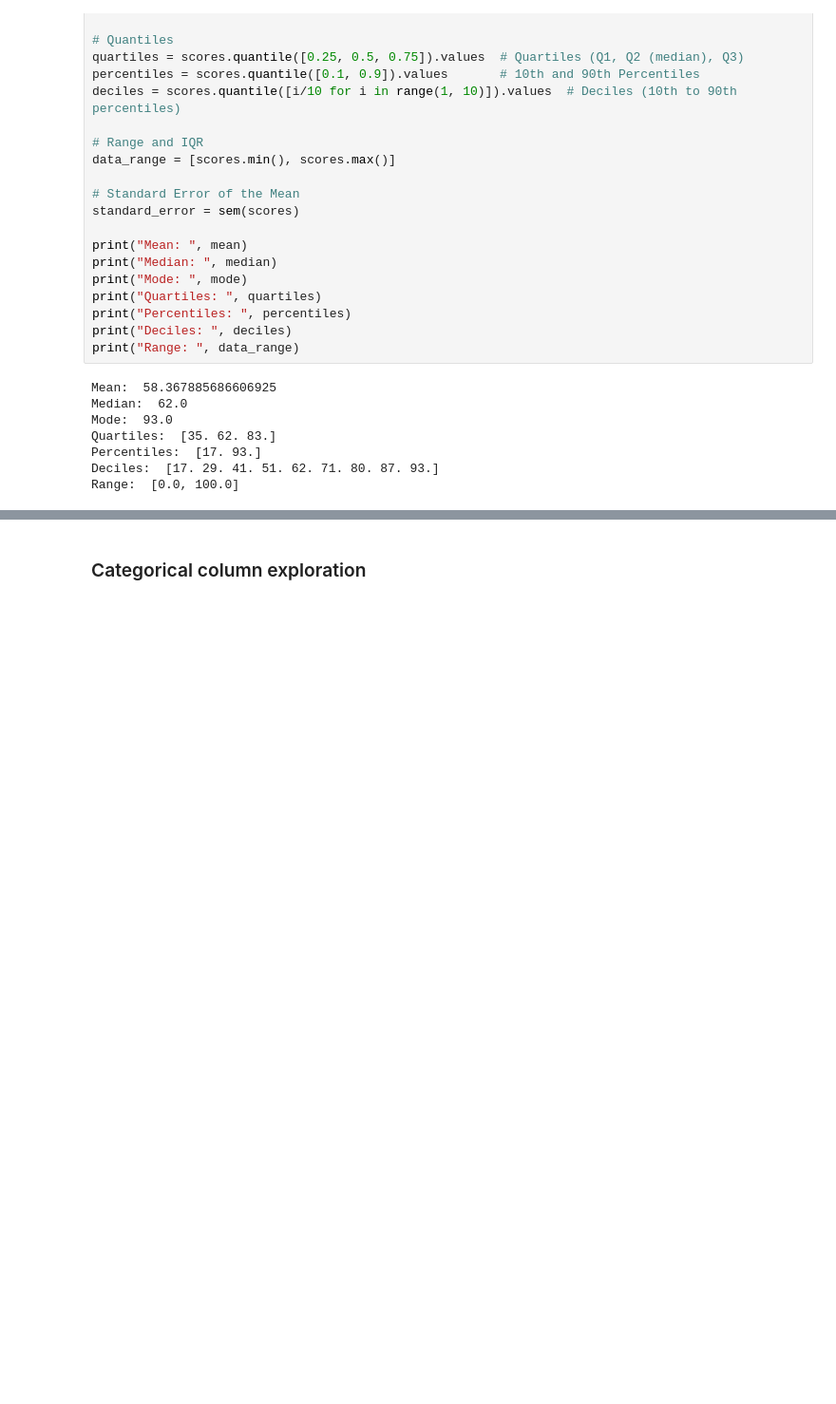
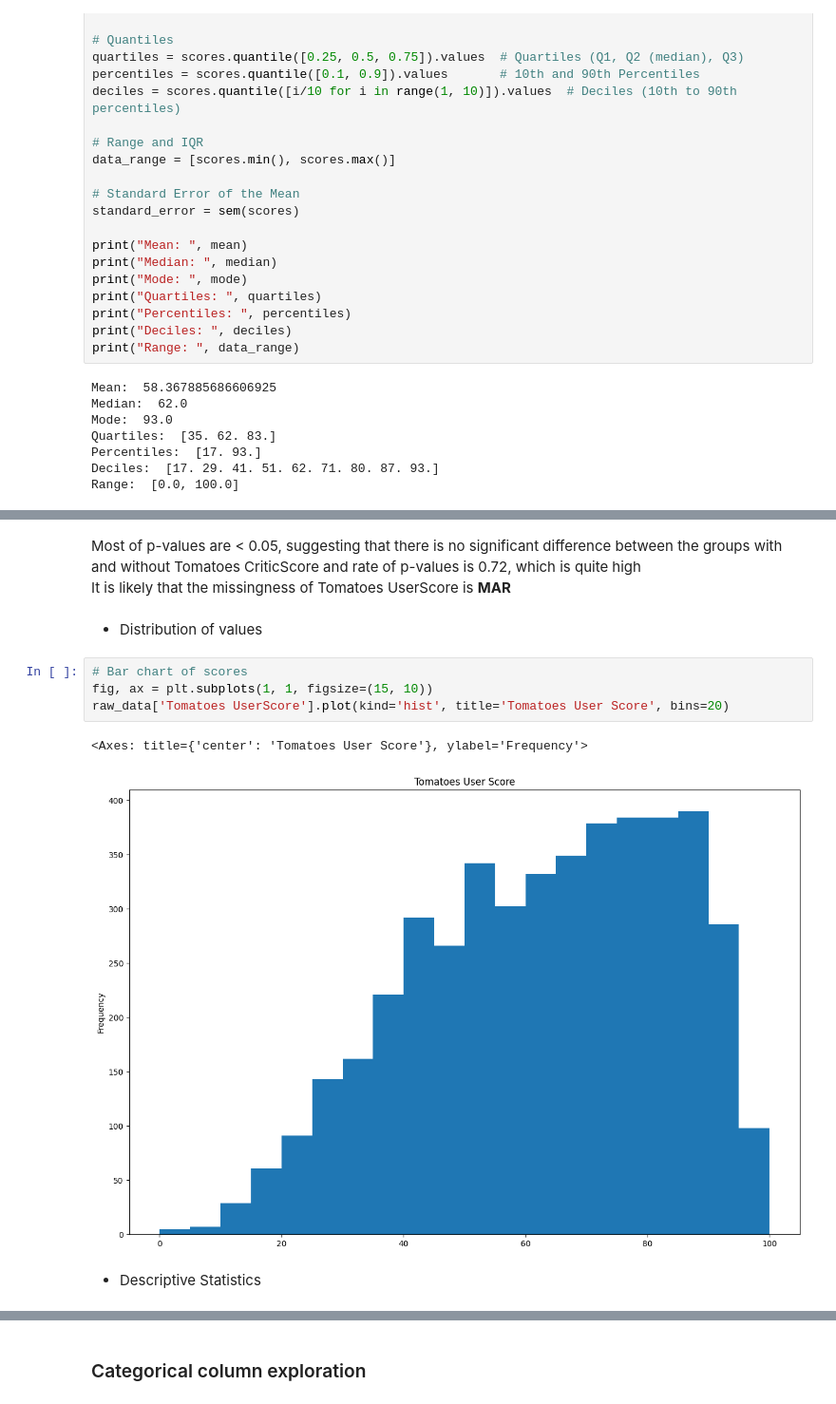
Before and after one commit to truongthuankiet1990gmailcom/Intro2DS---HCMUS---2024, a Jupyter notebook: 22127148_22127224_22127257_22127492.ipynb, the cells around one changed output, grey strips where cells are left out. Shown at 95% size. Saved outputs shown, nothing was run; the diff lists cells and outputs as text; blank space fills up the shorter version.

Commit message:
tomatoes score, budget and domestic gross

```diff
--- a/22127148_22127224_22127257_22127492.ipynb
+++ b/22127148_22127224_22127257_22127492.ipynb
@@ -423,0 +488,14 @@ Range:  [0.0, 100.0]
+# %% [markdown]
+Most of p-values are < 0.05, suggesting that there is no significant difference between the groups with and without Tomatoes CriticScore and rate of p-values is 0.72, which is quite high<br>
+It is likely that the missingness of Tomatoes UserScore is **MAR**
+# %% [markdown]
+- Distribution of values
+# %%
+# Bar chart of scores
+fig, ax = plt.subplots(1, 1, figsize=(15, 10))
+raw_data['Tomatoes UserScore'].plot(kind='hist', title='Tomatoes User Score', bins=20)
+# %% [output]
+<Axes: title={'center': 'Tomatoes User Score'}, ylabel='Frequency'>
+[figure, added]
+# %% [markdown]
+- Descriptive Statistics
```
Also changed, not shown: parts of 33 cells of this notebook.
